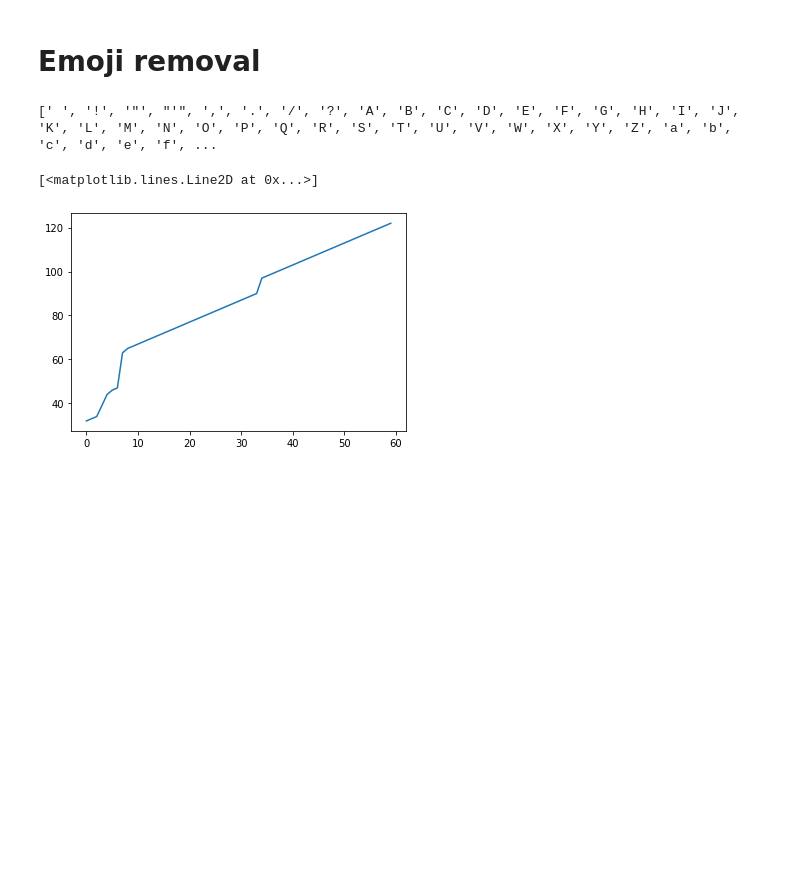
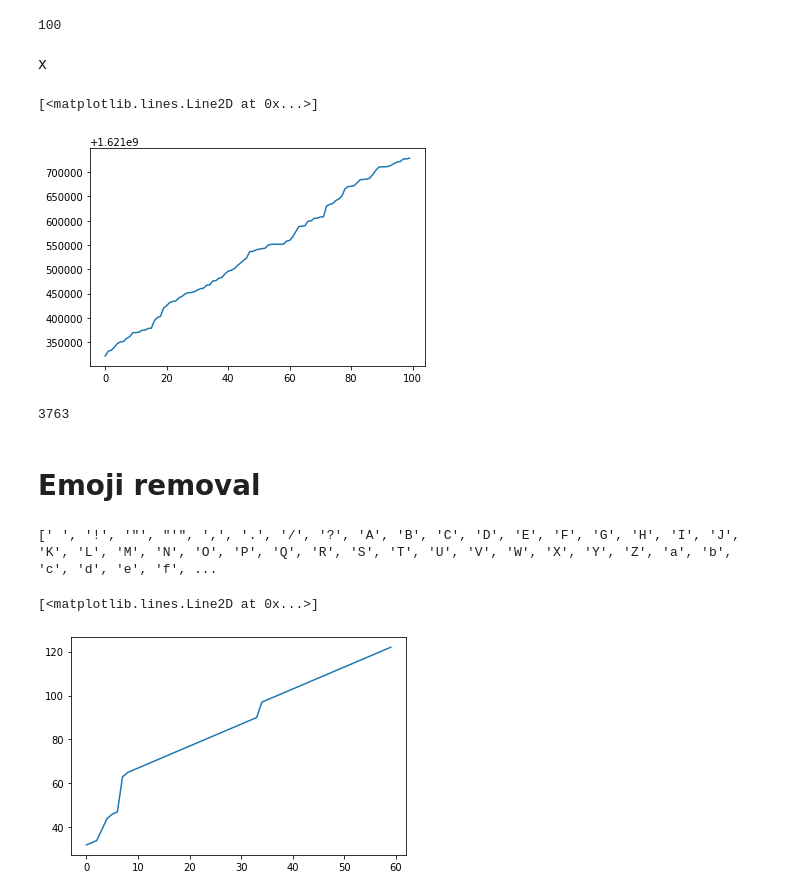
Before and after one commit to bfbarry/HaikuBot, a Jupyter notebook: notebooks/munging.ipynb, the cells around one changed output. Saved outputs shown, nothing was run; the diff lists cells and outputs as text; code cells hidden in the pictures; blank space fills up the shorter version.

Commit message:
pushshift

```diff
--- a/notebooks/munging.ipynb
+++ b/notebooks/munging.ipynb
@@ -12,3 +28,39 @@ len(h_set)
+# %%
+d1= datetime.date.today()#datetime.date(2013,9,1)
+before = int(time.mktime(d1.timetuple()))
+after = before - 7*24*60*60
+
+x = requests.get(f'https://api.pushshift.io/reddit/search/submission/?subreddit=haiku&sort=top&sort_type=created_utc&after={after}&before={before}&size=1000').json()
+len(x['data'])
+# %% [output]
+100
+# %% [markdown]
+x
+# %%
+import matplotlib.pyplot as plt
+plt.plot([el['created_utc'] for el in x['data']])
+# %% [output]
+[<matplotlib.lines.Line2D at 0x...>]
+[figure, added]
+# %%
+def get_titles(num=100):
+    '''iterates over weeks of posts (since there are at least 100 posts a week)
+    num is multiple of 100'''
+    titles = []
+    d1 = datetime.date.today()#datetime.date(2013,9,1)
+    before = int(time.mktime(d1.timetuple()))
+    after = before - 7*24*60*60
+    for i in range(int(num/100)):
+        resp = requests.get(f'https://api.pushshift.io/reddit/search/submission/?subreddit=haiku&sort=desc&sort_type=created_utc&after={after}&before={before}&size=1000').json()['data']
+        titles.extend([el['title'] for el in resp])
+        before = after
+        after = before - 7*24*60*60
+    return list(set(titles))
+
+s = get_titles(4000)
+len(s)
+# %% [output]
+3763
 # %% [markdown]
 # Emoji removal
 # %%
```
Also changed, not shown: parts of 4 cells of this notebook, 1 other file.
